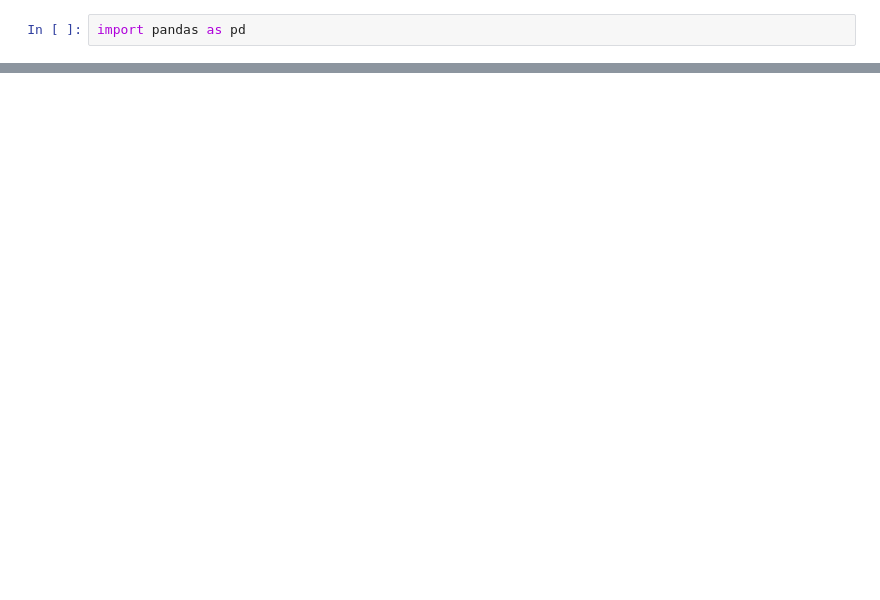
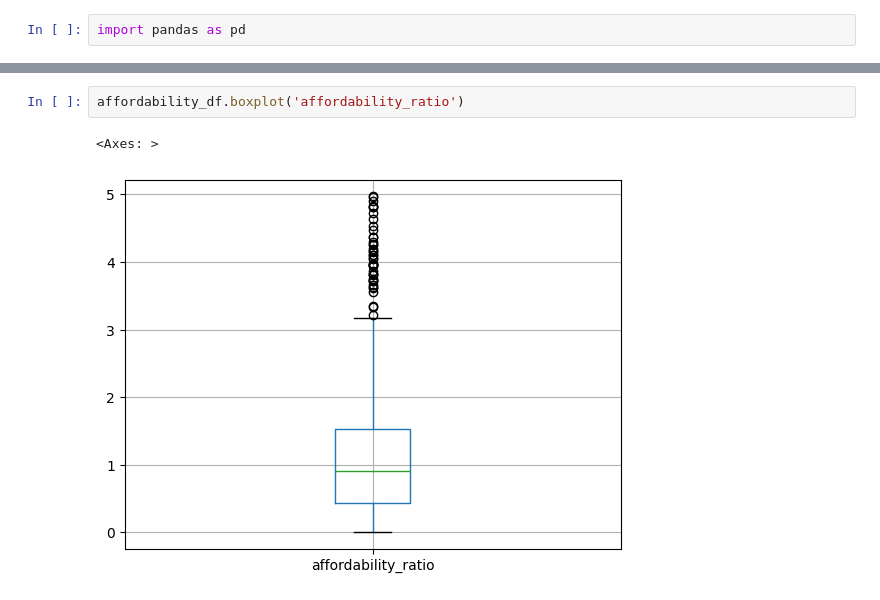
Before and after one commit to jenny-chung301/food_security, a Jupyter notebook: reports/affordability_index.ipynb, the cells around one changed output, grey strips where cells are left out. Drawn from its saved outputs; the diff is of its cells as text; blank space fills up the shorter version.

```diff
--- a/reports/affordability_index.ipynb
+++ b/reports/affordability_index.ipynb
@@ -152,3 +180,8 @@ affordability_df.head()
+# %%
+affordability_df.boxplot('affordability_ratio')
+# %% [output]
+<Axes: >
+[figure, added]
 # %%
 affordability_df['affordability_index'].hist()
 # %% [output]
```
Also changed, not shown: parts of 15 cells of this notebook, 1 other file.
